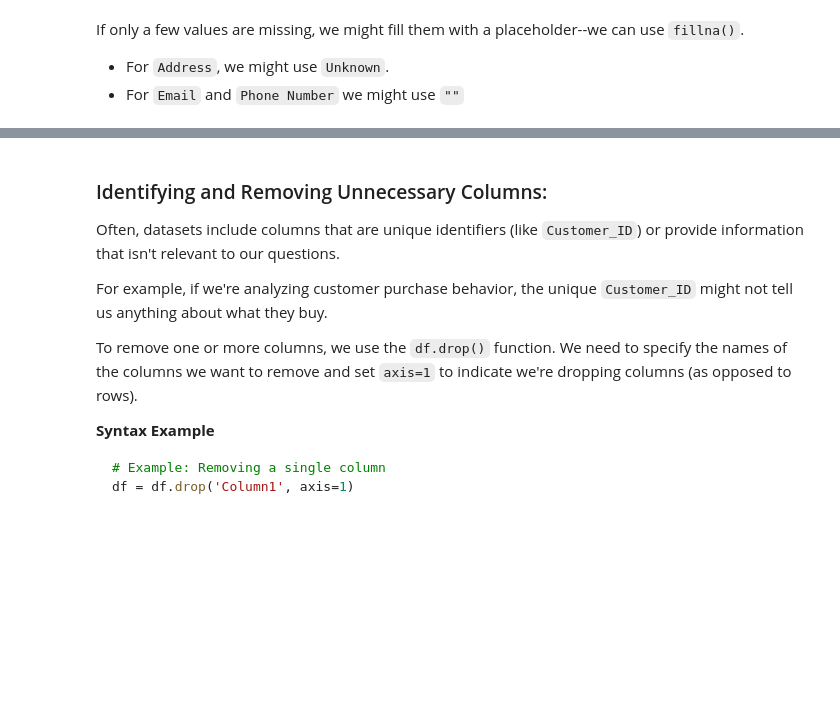
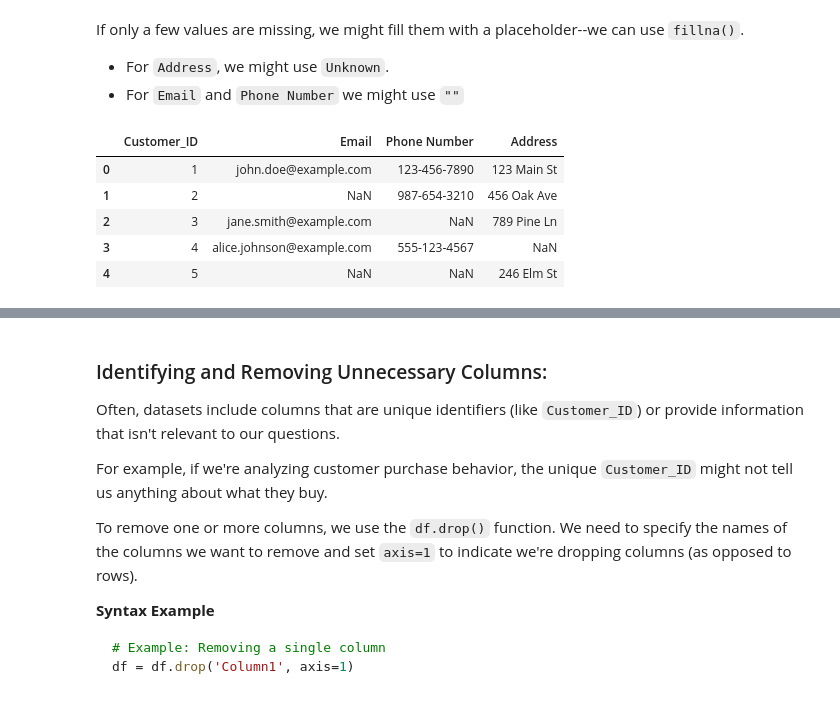
Before and after one commit to michaeltothewilson/data-with-python, a Jupyter notebook: notebooks/06_data_cleaning.ipynb, the cells around one changed output, grey strips where cells are left out. Saved outputs shown, nothing was run; the diff lists cells and outputs as text; code cells hidden in the pictures; blank space fills up the shorter version.

Commit message:
Updated Data Cleaning

```diff
--- a/notebooks/06_data_cleaning.ipynb
+++ b/notebooks/06_data_cleaning.ipynb
@@ -165,10 +134,43 @@ If only a few values are missing, we might fill them with a placeholder--we can
 * For `Email` and `Phone Number` we might use `""`
 # %%
 ### Begin Example
+# Re-Create the sample DataFrame
+data = {'Customer_ID': [i for i in range(1,6)],
+        'Email': ['john.doe@example.com',
+                  np.nan,
+                  'jane.smith@example.com',
+                  'alice.johnson@example.com',
+                  np.nan
+                 ],
+        'Phone Number': ['123-456-7890',
+                         '987-654-3210',
+                         np.nan,
+                         '555-123-4567',
+                         np.nan
+                        ],
+        'Address': ['123 Main St',
+                    '456 Oak Ave',
+                    '789 Pine Ln',
+                    np.nan,
+                    '246 Elm St'
+                   ]}
+
+customer_df = pd.DataFrame(data)
 
 # Fill missing 'Address' values with 'Unknown'
 
+
+
+
+
 ### End Example
+# %% [output]
+|  | Customer_ID | Email | Phone Number | Address |
+| 0 | 1 | john.doe@example.com | 123-456-7890 | 123 Main St |
+| 1 | 2 | NaN | 987-654-3210 | 456 Oak Ave |
+| 2 | 3 | jane.smith@example.com | NaN | 789 Pine Ln |
+| 3 | 4 | alice.johnson@example.com | 555-123-4567 | NaN |
+| 4 | 5 | NaN | NaN | 246 Elm St |
 # %% [markdown]
 ## Removing Irrelevant Data
 
```
Also changed, not shown: parts of 16 cells of this notebook, 2 other files.
